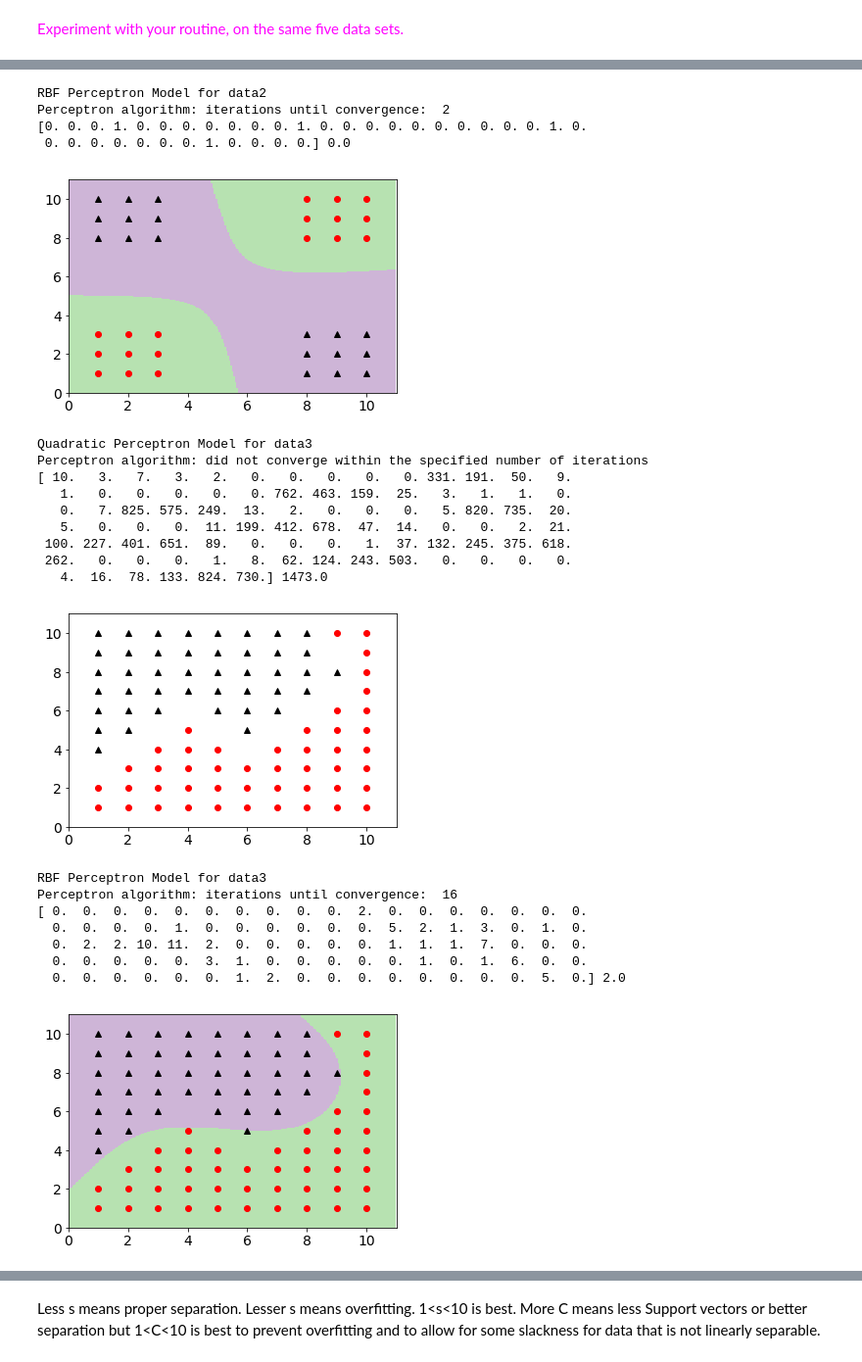
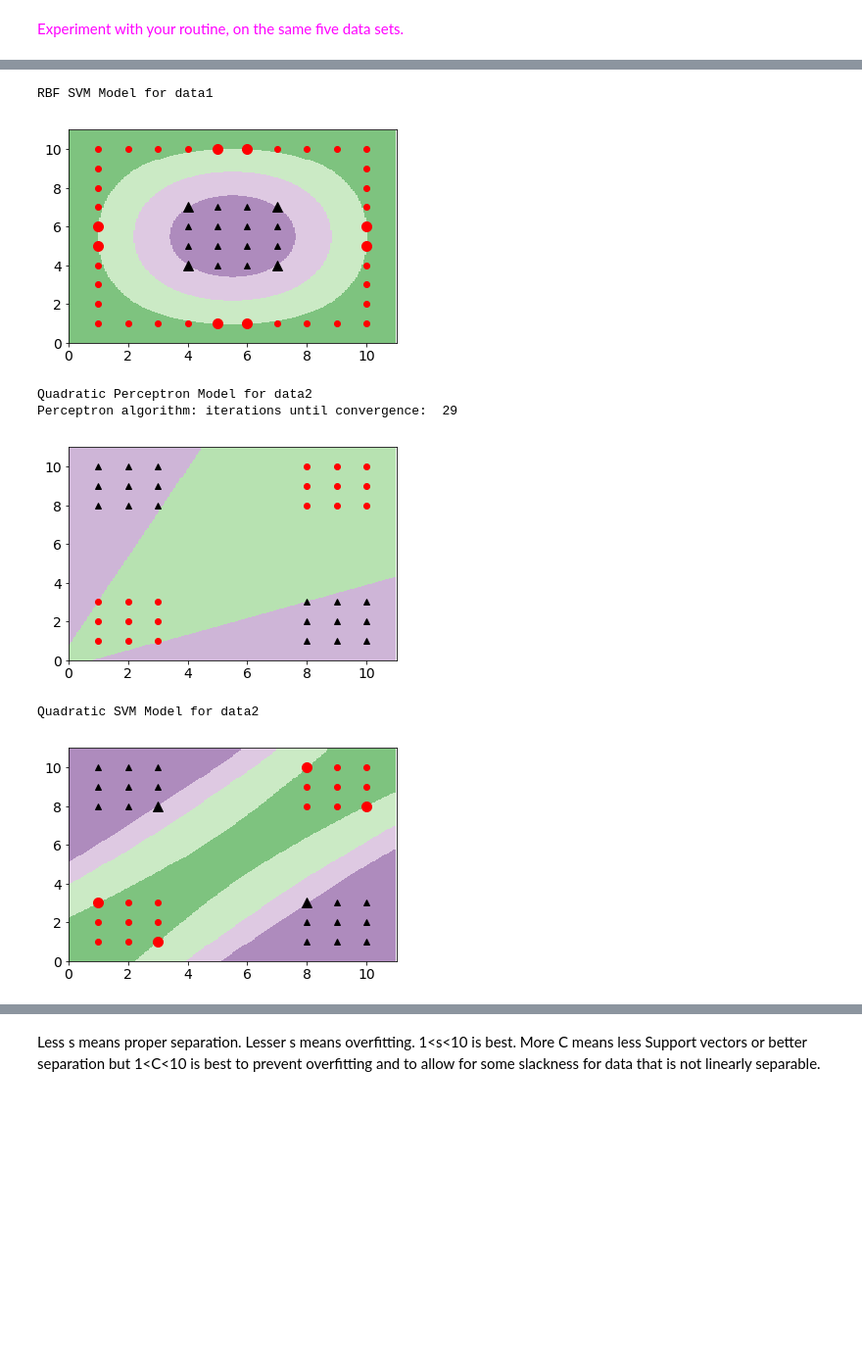
Before and after one commit to SindhuSobhan/MachineLearn, a Jupyter notebook: UCSanDiego ML/Kernal_SVM _Perceptron/kernel_SVM_and_Perceptron.ipynb, the cells around one changed output, grey strips where cells are left out. Shown at 98% size. Drawn from its saved outputs; the diff is of its cells as text; code cells hidden in the pictures; blank space fills up the shorter version.

Commit message:
Add plot code

```diff
--- a/UCSanDiego ML/Kernal_SVM _Perceptron/kernel_SVM_and_Perceptron.ipynb
+++ b/UCSanDiego ML/Kernal_SVM _Perceptron/kernel_SVM_and_Perceptron.ipynb
@@ -116,7 +143,7 @@ def kernel(x, z, k_type, s):
 
 
 
-def train_perceptron(x, y, k_type, s, n_iters=1000):
+def train_perceptron(x, y, k_type, s, n_iters=2000):
     n,d = x.shape
     alpha = np.zeros((n,))
     b = 0
@@ -153,8 +180,8 @@ def learn_and_display_Perceptron(datafile, kernel_type='rbf', s_value=1.0):
     y = data[:,2]
 
     # Run the Perceptron algorithm for at most 100 iterations
-    alpha, b, converged = train_perceptron(x, y, kernel_type, s_value, n_iters=1000)
-    print(alpha, b)
+    alpha, b, converged = train_perceptron(x, y, kernel_type, s_value, n_iters=2000)
+    #print(alpha, b)
     # Determine the x1- and x2- limits of the plot
     x1min = min(x[:,0]) - 1
     x1max = max(x[:,0]) + 1
@@ -178,16 +205,16 @@ def learn_and_display_Perceptron(datafile, kernel_type='rbf', s_value=1.0):
 # %% [markdown]
 <font color="magenta">Experiment with your routine, on the same five data sets.</font>
 # %%
-for i in range(1,5):
+for i in range(1,6):
     print('Quadratic Perceptron Model for data' + str(i))
     learn_and_display_Perceptron('data'+ str(i) +'.txt', 'quadratic')
-    #print('Quadratic SVM Model for data' + str(i))
-    #learn_and_display_SVM('data'+ str(i) +'.txt', 'quadratic', 5)
+    print('Quadratic SVM Model for data' + str(i))
+    learn_and_display_SVM('data'+ str(i) +'.txt', 'quadratic', 5)
 
     print('RBF Perceptron Model for data' + str(i))
     learn_and_display_Perceptron('data'+ str(i) +'.txt', 'rbf', 5)
-    #print('RBF SVM Model for data' + str(i))
-    #learn_and_display_SVM('data'+ str(i) +'.txt', 'rbf', 5, 5)
+    print('RBF SVM Model for data' + str(i))
+    learn_and_display_SVM('data'+ str(i) +'.txt', 'rbf', 5, 5)
 # %% [output]
 Quadratic Perceptron Model for data1
 Perceptron algorithm: did not converge within the specified number of iterations
@@ -211,23 +227,7 @@ Perceptron algorithm: iterations until convergence:  20
-RBF Perceptron Model for data2
-Perceptron algorithm: iterations until convergence:  2
-[0. 0. 0. 1. 0. 0. 0. 0. 0. 0. 0. 1. 0. 0. 0. 0. 0. 0. 0. 0. 0. 0. 1. 0.
- 0. 0. 0. 0. 0. 0. 0. 1. 0. 0. 0. 0.] 0.0
+RBF SVM Model for data1
-[figure, old version]
+[figure, new version]
-Quadratic Perceptron Model for data3
-Perceptron algorithm: did not converge within the specified number of iterations
-[ 10.   3.   7.   3.   2.   0.   0.   0.   0.   0. 331. 191.  50.   9.
-   1.   0.   0.   0.   0.   0. 762. 463. 159.  25.   3.   1.   1.   0.
-   0.   7. 825. 575. 249.  13.   2.   0.   0.   0.   5. 820. 735.  20.
-   5.   0.   0.   0.  11. 199. 412. 678.  47.  14.   0.   0.   2.  21.
- 100. 227. 401. 651.  89.   0.   0.   0.   1.  37. 132. 245. 375. 618.
- 262.   0.   0.   0.   1.   8.  62. 124. 243. 503.   0.   0.   0.   0.
-   4.  16.  78. 133. 824. 730.] 1473.0
+Quadratic Perceptron Model for data2
+Perceptron algorithm: iterations until convergence:  29
-[figure, old version]
+[figure, new version]
-RBF Perceptron Model for data3
-Perceptron algorithm: iterations until convergence:  16
-[ 0.  0.  0.  0.  0.  0.  0.  0.  0.  0.  2.  0.  0.  0.  0.  0.  0.  0.
-  0.  0.  0.  0.  1.  0.  0.  0.  0.  0.  0.  5.  2.  1.  3.  0.  1.  0.
-  0.  2.  2. 10. 11.  2.  0.  0.  0.  0.  0.  1.  1.  1.  7.  0.  0.  0.
-  0.  0.  0.  0.  0.  3.  1.  0.  0.  0.  0.  0.  1.  0.  1.  6.  0.  0.
-  0.  0.  0.  0.  0.  0.  1.  2.  0.  0.  0.  0.  0.  0.  0.  0.  5.  0.] 2.0
+Quadratic SVM Model for data2
-[figure, old version]
+[figure, new version]
```
Also changed, not shown: parts of 5 cells of this notebook.
